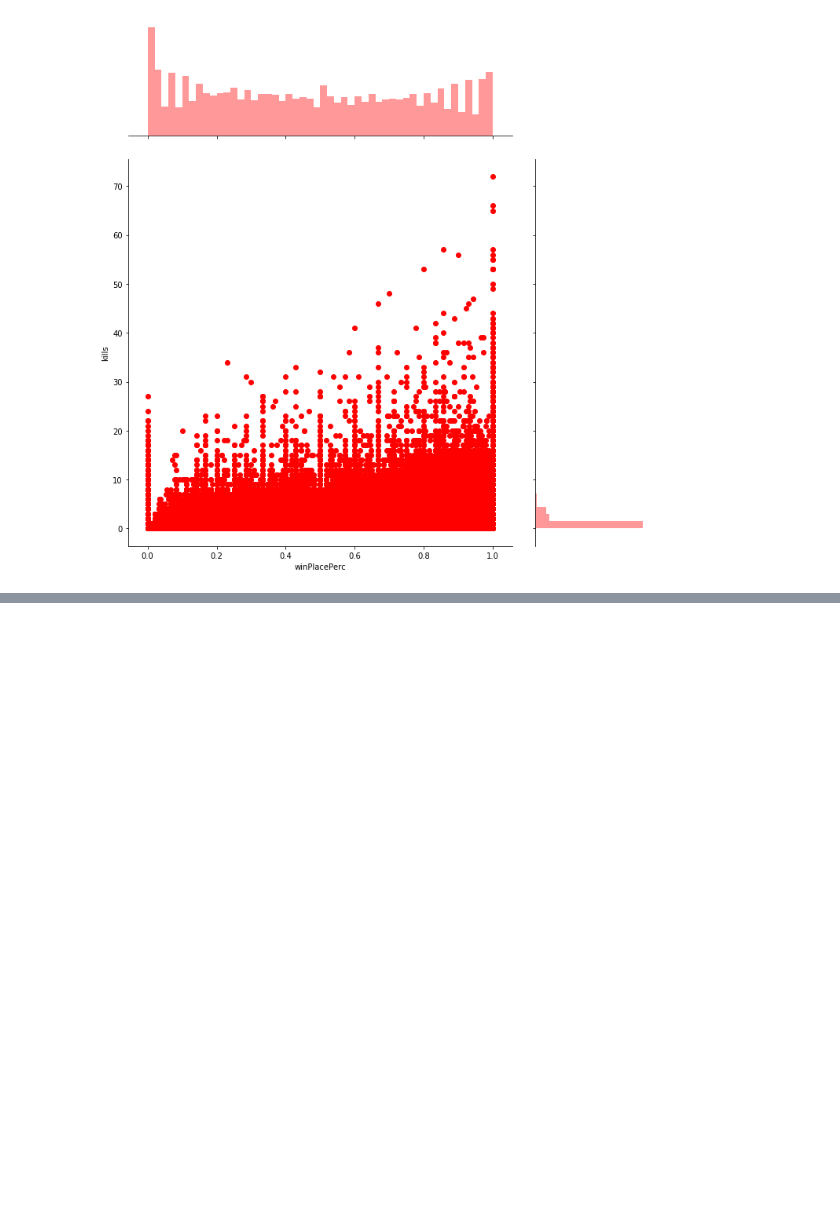
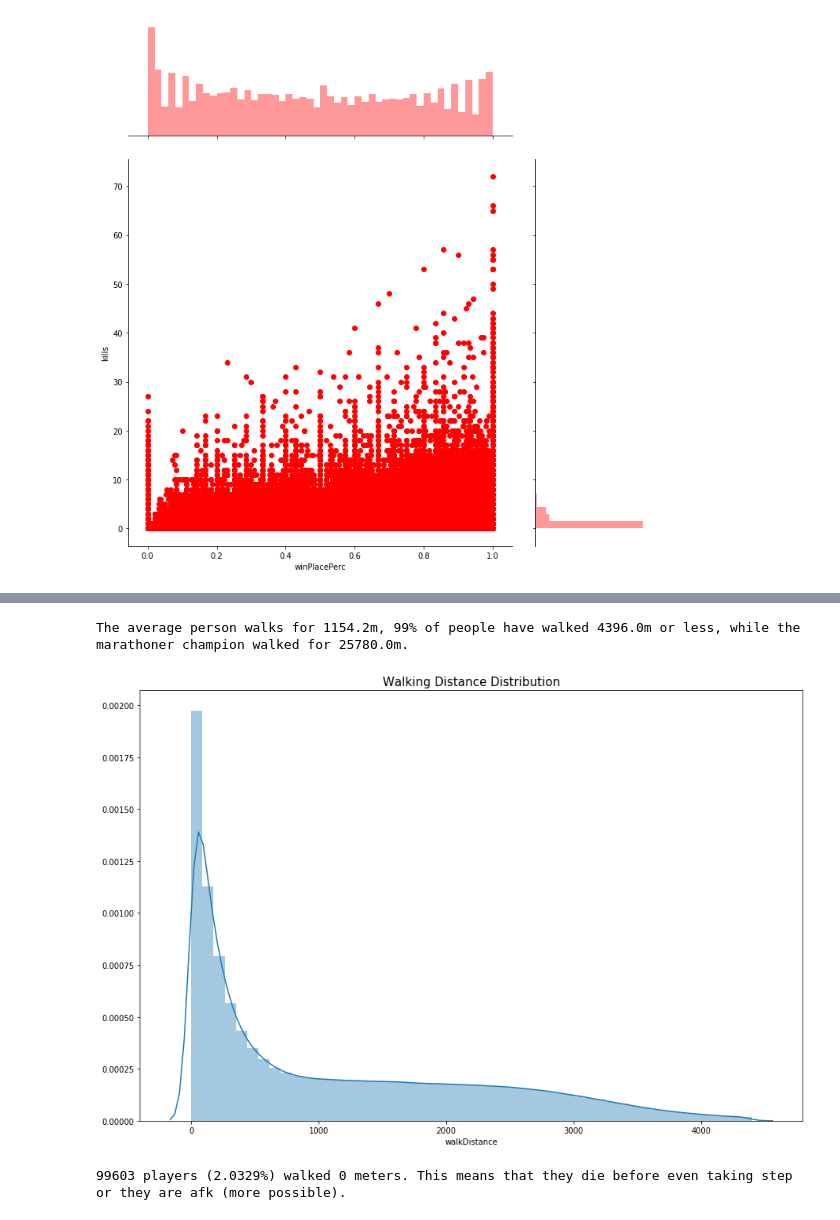
Before and after one commit to Sen-Ma/PUBG-Kaggle, a Jupyter notebook: PUBG_EDA_is_Fun.ipynb, the cells around one changed output, grey strips where cells are left out. Drawn from its saved outputs; the diff is of its cells as text; code cells hidden in the pictures; blank space fills up the shorter version.

```diff
--- a/PUBG_EDA_is_Fun.ipynb
+++ b/PUBG_EDA_is_Fun.ipynb
@@ -102,0 +104,17 @@ plt.show()
+# %%
+print("The average person walks for {:.1f}m, 99% of people have walked {}m or less, while the marathoner champion walked for {}m.".format(train['walkDistance'].mean(), train['walkDistance'].quantile(0.99),train['walkDistance'].max()))
+# %% [output]
+The average person walks for 1154.2m, 99% of people have walked 4396.0m or less, while the marathoner champion walked for 25780.0m.
+# %%
+data = train.copy()
+data = data[data['walkDistance'] < train['walkDistance'].quantile(0.99)]
+plt.figure(figsize = (15,10))
+plt.title("Walking Distance Distribution", fontsize = 15)
+sns.distplot(data['walkDistance'])
+plt.show()
+# %% [output]
+[figure, added]
+# %%
+print("{} players ({:.4f}%) walked 0 meters. This means that they die before even taking step or they are afk (more possible).".format(len(data[data['walkDistance'] == 0]), 100*len(data1[data1['walkDistance']==0])/len(train)))
+# %% [output]
+99603 players (2.0329%) walked 0 meters. This means that they die before even taking step or they are afk (more possible).
```
Also changed, not shown: parts of 10 cells of this notebook.
